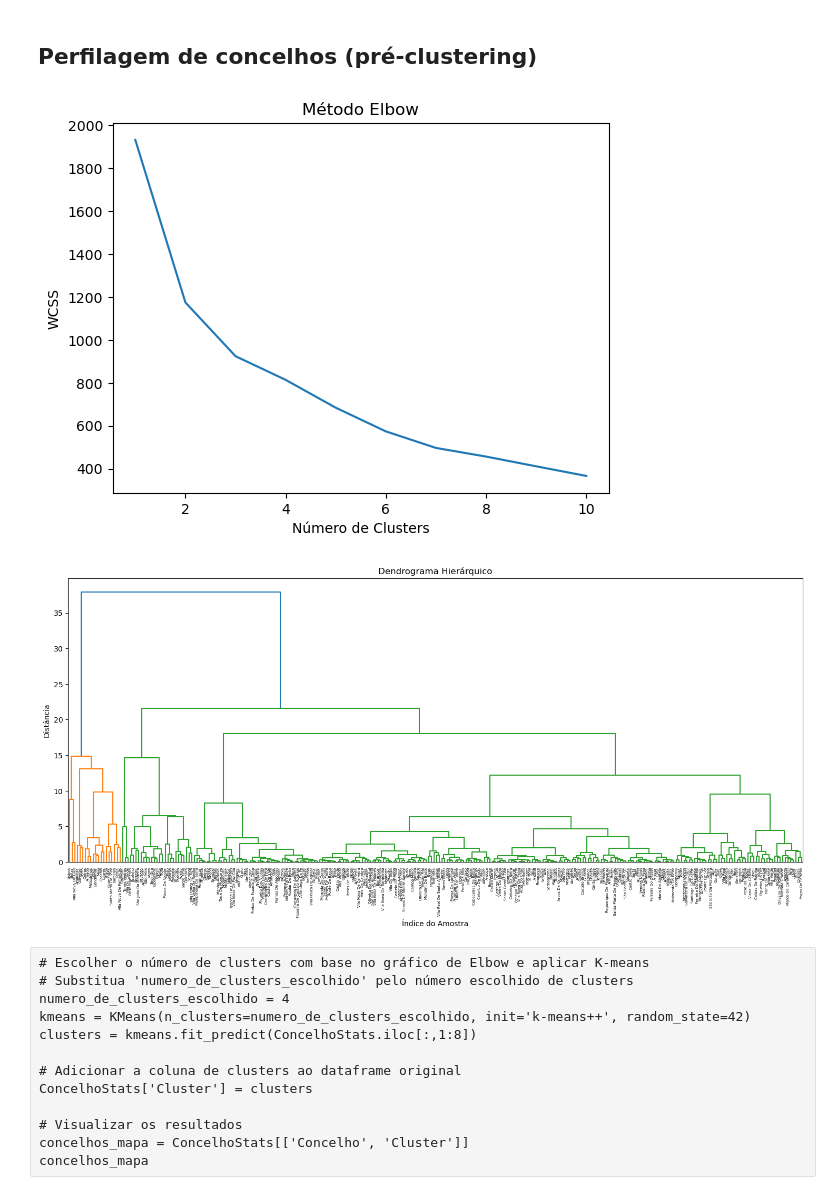
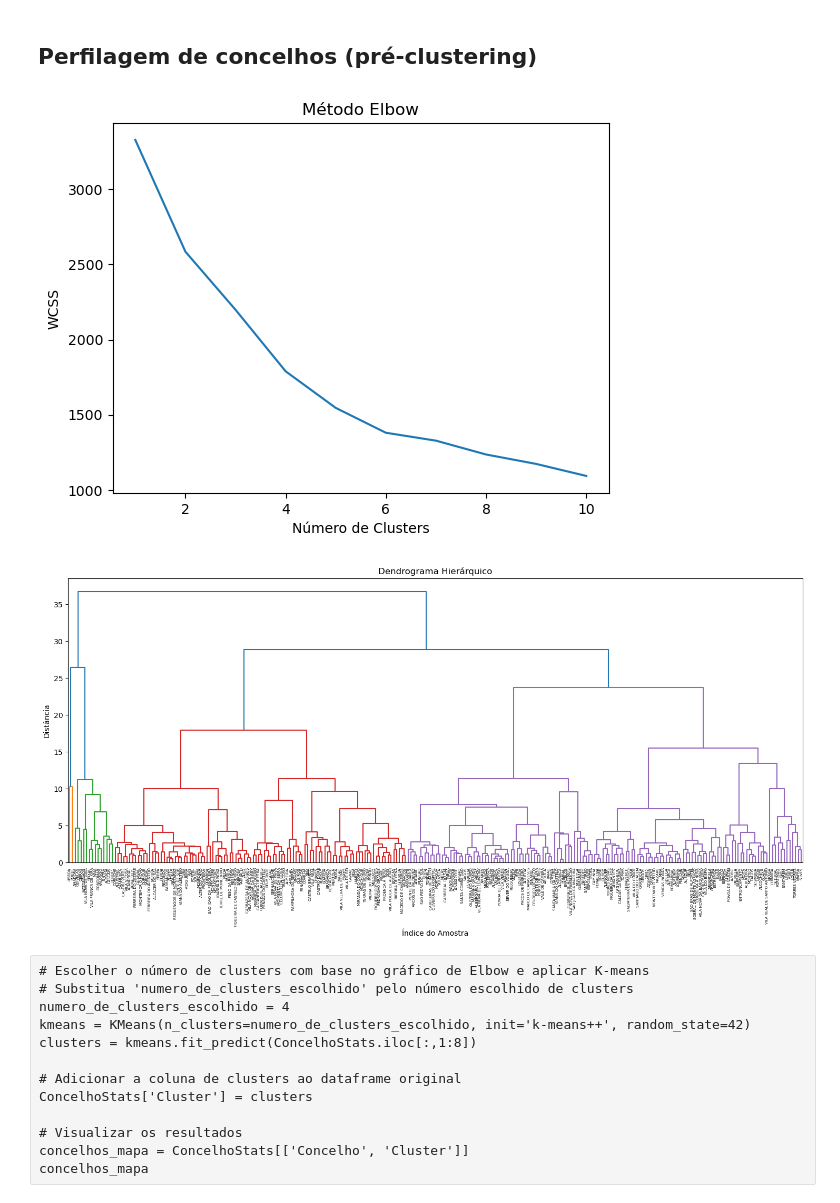
Before and after one commit to Vullkano/pfacd, a Jupyter notebook: rascunhos/freitas/5.0. ConcelhosClusters.ipynb, the cells around one changed output. Saved outputs shown, nothing was run; the diff lists cells and outputs as text; code cells hidden in the pictures.

```diff
--- a/rascunhos/freitas/5.0. ConcelhosClusters.ipynb
+++ b/rascunhos/freitas/5.0. ConcelhosClusters.ipynb
@@ -33,7 +36,8 @@ p = Path.cwd()
 data_folder = p.parent.parent / "data"
 shape_folder = p.parent.parent / "shape"
 # %%
-file = data_folder / "QuebrasJuntoInc.xlsx"
-QuebrasFinal = pd.read_excel(file)
+# file = data_folder / "QuebrasJuntoInc.xlsx"
+file = data_folder / "EventosFinalCompleto.feather"
+QuebrasFinal = pd.read_feather(file)
 QuebrasFinal
 # %% [output]
@@ -73,12 +90,12 @@ Index(['Código do Relatório', 'Concelho', 'Data do incidente',
 # %%
 # Selecionar as colunas desejadas
-ColunasConcelhoInteresse = ["Concelho", "Densidade Populacional", "População Residente",
-                    "Setor Primário", "Setor Secundário", "Setor Terciário",
-                    "Indice de Envelhecimento", "Rural"]
+ColunasConcelhoInteresse = ['concelho', 'densidade_populacional', 'perc_prim', 'perc_sec', 'perc_terc', 'indice_de_envelhecimento',
+                            'rural', 'total_concelho_zonas', 'count_zonaa', 'count_zonab', 'count_zonac',
+                            'n_subestacoes_concelho', 'MaxHeight', 'MinHeight']
 
 df_selected = QuebrasFinal[ColunasConcelhoInteresse]
 
 # Agrupar pelo concelho e calcular a média das outras métricas
-ConcelhoStats = df_selected.groupby('Concelho').mean().reset_index()
+ConcelhoStats = df_selected.groupby('concelho').mean().reset_index()
 ConcelhoStats
 # %% [output]
@@ -106,14 +123,14 @@ if _ == True:
     scaler = MinMaxScaler()
 
     # Normalizar as colunas numéricas
-    ConcelhoStats.iloc[:,1:8] = scaler.fit_transform(ConcelhoStats.iloc[:,1:8])
+    ConcelhoStats.iloc[:,1:len(ColunasConcelhoInteresse)] = scaler.fit_transform(ConcelhoStats.iloc[:,1:len(ColunasConcelhoInteresse)])
 
 else:
     # Criar o objeto do estandardizador
     scaler = StandardScaler()
 
     # Estandardizar as colunas numéricas
-    ConcelhoStats.iloc[:,1:8] = scaler.fit_transform(ConcelhoStats.iloc[:,1:8])
+    ConcelhoStats.iloc[:,1:len(ColunasConcelhoInteresse)] = scaler.fit_transform(ConcelhoStats.iloc[:,1:len(ColunasConcelhoInteresse)])
 
 # Resultado final
 ConcelhoStats
@@ -140,7 +157,7 @@ ConcelhoStats
 wcss = []
 for i in range(1, 11):
     kmeans = KMeans(n_clusters=i, init='k-means++', random_state=42)
-    kmeans.fit(ConcelhoStats.iloc[:,1:8])
+    kmeans.fit(ConcelhoStats.iloc[:,1:len(ColunasConcelhoInteresse)])
     wcss.append(kmeans.inertia_)
 
 # Plotar o gráfico de Elbow
@@ -150,44 +167,44 @@ plt.xlabel('Número de Clusters')
 plt.ylabel('WCSS')  # Within cluster sum of squares
 plt.show()
 # %% [output]
-[figure, old version]
+[figure, new version]
 # %%
 # Executar o algoritmo de clustering hierárquico nos teus próprios dados
 model = AgglomerativeClustering(distance_threshold=0, n_clusters=None)
-model.fit(ConcelhoStats.iloc[:,1:8])
+model.fit(ConcelhoStats.iloc[:,1:len(ColunasConcelhoInteresse)])
 
 # Função para plotar o dendrograma
 def plot_dendrogram(model, **kwargs):
     # Calcula o layout do dendrograma
     counts = np.zeros(model.children_.shape[0])
     n_samples = len(model.labels_)
     for i, merge in enumerate(model.children_):
         current_count = 0
         for child_idx in merge:
             if child_idx < n_samples:
                 current_count += 1  # folha
             else:
                 current_count += counts[child_idx - n_samples]
         counts[i] = current_count
 
     linkage_matrix = np.column_stack([model.children_, model.distances_, counts]).astype(float)
 
     # Plota o dendrograma
     dendrogram(linkage_matrix, **kwargs)
 
 # Obtém os nomes dos concelhos
-concelhos = ConcelhoStats['Concelho'].tolist()
+concelhos = ConcelhoStats['concelho'].tolist()
 
 # Plotando o dendrograma
 plt.figure(figsize=(18, 7))
 plt.title('Dendrograma Hierárquico')
 plot_dendrogram(model, labels=concelhos)
 plt.xlabel('Índice do Amostra')
 plt.ylabel('Distância')
 plt.grid(False)
 plt.show()
 # %% [output]
-[figure, old version]
+[figure, new version]
 # %% [raw]
 # Escolher o número de clusters com base no gráfico de Elbow e aplicar K-means
 # Substitua 'numero_de_clusters_escolhido' pelo número escolhido de clusters
```
Also changed, not shown: parts of 22 cells of this notebook, 8 other files.
